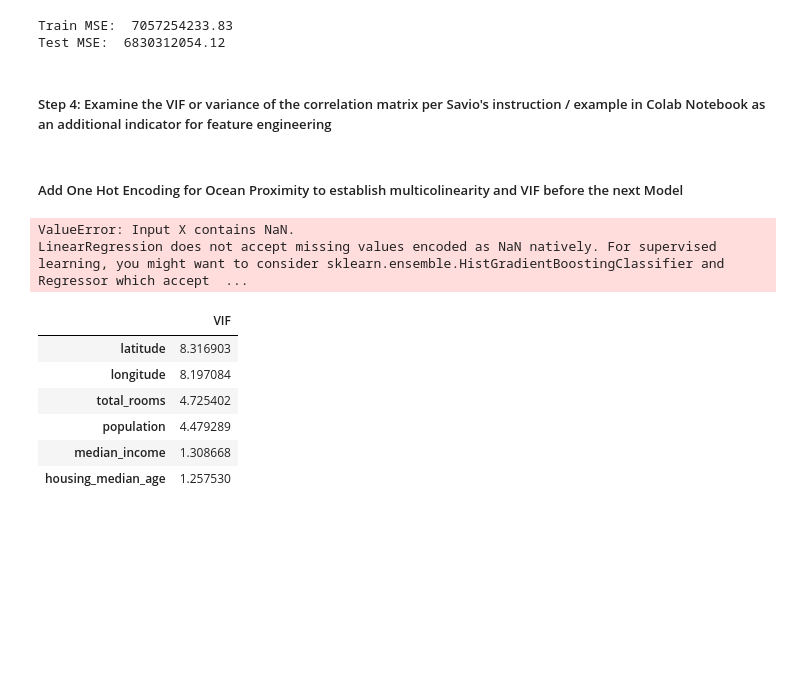
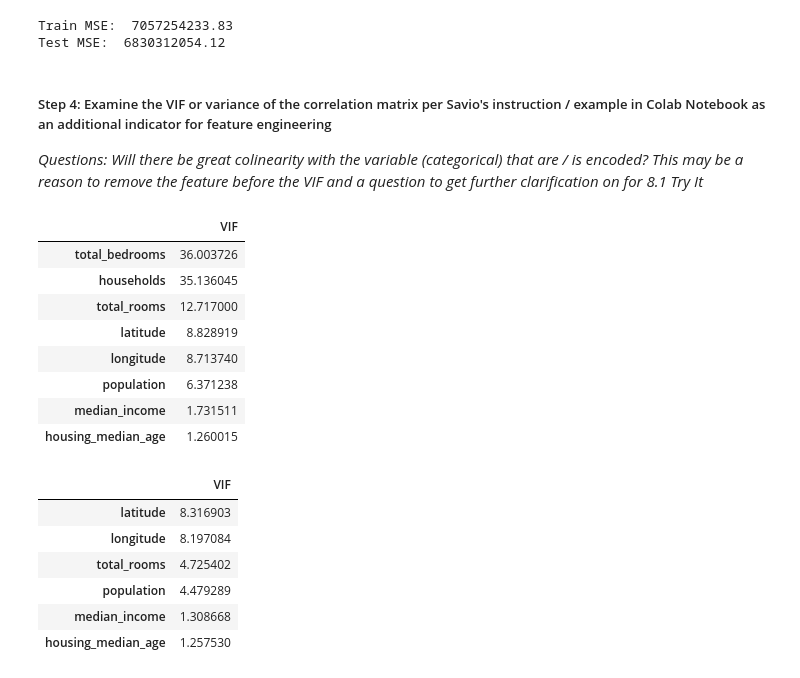
Before and after one commit to kesavan2017/ucbe-AIML-tryit-exercise-81, a Jupyter notebook: try_it_8.1-starter.ipynb, the cells around one changed output. Drawn from its saved outputs; the diff is of its cells as text; code cells hidden in the pictures; blank space fills up the shorter version.

Commit message:
Removed VIF for ONE feature (see rationale in comment) & added model 3 considering OHE  categorical feature with use of pipeline

```diff
--- a/try_it_8.1-starter.ipynb
+++ b/try_it_8.1-starter.ipynb
@@ -268,4 +268,5 @@ Train MSE:  7057254233.83
 Test MSE:  6830312054.12
 # %% [markdown]
 ##### Step 4: Examine the VIF or variance of the correlation matrix per Savio's instruction / example in Colab Notebook as an additional indicator for feature engineering
+*Questions: Will there be great colinearity with the variable (categorical) that are / is encoded?  This may be a reason to remove the feature before the VIF and a question to get further clarification on for 8.1 Try It*
 # %%
@@ -285,14 +286,21 @@ def vif(exogs, data):
     vif_dict[exog] = vif
 
   return pd.DataFrame({"VIF":vif_dict})
-# %% [markdown]
-##### Add One Hot Encoding for Ocean Proximity to establish multicolinearity and VIF before the next Model
-# %%
-#Limit analysis to data frame features of float time (remove the ocean_proximity feature in this analysis)
-vif(X_df_encoded.columns, X_df_encoded).sort_values(by = 'VIF', ascending = False)
-# %% [output]
-ValueError: Input X contains NaN.
-LinearRegression does not accept missing values encoded as NaN natively. For supervised learning, you might want to consider sklearn.ensemble.HistGradientBoostingClassifier and Regressor which accept  ...
+# %%
+#For multicolinerarty VIF analysis , drop the Categorical feature Ocean_Proximity - given it has 4 values to encode, getting around the divide by 0 is a question and if there is value here so dropping it for this model
+
+X2 = X.drop(columns =['ocean_proximity'])
+vif(X2.columns, X2).sort_values(by = 'VIF', ascending = False)
+# %% [output]
+|  | VIF |
+| total_bedrooms | 36.003726 |
+| households | 35.136045 |
+| total_rooms | 12.717000 |
+| latitude | 8.828919 |
+| longitude | 8.713740 |
+| population | 6.371238 |
+| median_income | 1.731511 |
+| housing_median_age | 1.260015 |
 # %%
 # Drop the following features based upon multicolinearity outcome for highest VIF values for total_bedrooms and households features and the Object column of ocean_proximity
 X2 = X.drop(columns =['total_bedrooms', 'households', 'ocean_proximity'])
```
Also changed, not shown: parts of 13 cells of this notebook.
